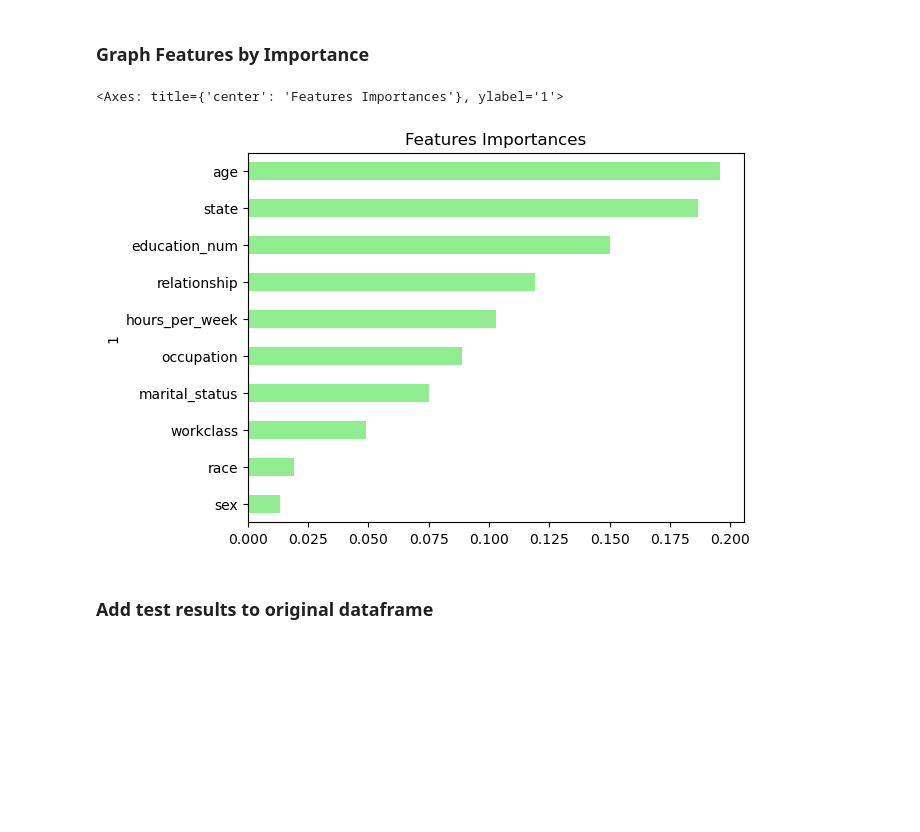
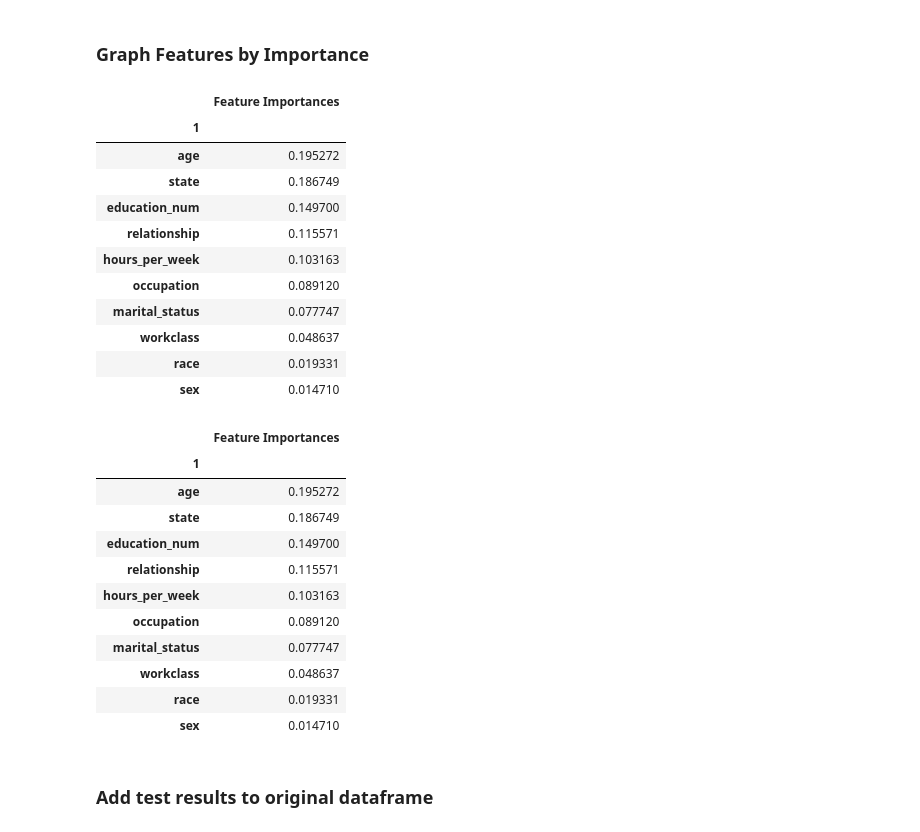
Before and after one commit to dmartinj12/Census_Inequality, a Jupyter notebook: Chris/RandomForest.ipynb, the cells around one changed output. Saved outputs shown, nothing was run; the diff lists cells and outputs as text; code cells hidden in the pictures; blank space fills up the shorter version.

```diff
--- a/Chris/RandomForest.ipynb
+++ b/Chris/RandomForest.ipynb
@@ -228,14 +228,42 @@ sorted(zip(rf_model.feature_importances_, X.columns), reverse=True)
 # %%
 # Visualize the features by importance
 importances_df = pd.DataFrame(sorted(zip(rf_model.feature_importances_, X.columns), reverse=True))
+
 importances_df.set_index(importances_df[1], inplace=True)
 importances_df.drop(columns=1, inplace=True)
 importances_df.rename(columns={0: 'Feature Importances'}, inplace=True)
-importances_sorted = importances_df.sort_values(by='Feature Importances')
-importances_sorted.plot(kind='barh', color='lightgreen', title= 'Features Importances', legend=False)
+
+importances_df
+# importances_sorted = importances_df.sort_values(by='Feature Importances')
+# importances_sorted.plot(kind='barh', color='lightgreen', title= 'Features Importances', legend=False)
 # %% [output]
-<Axes: title={'center': 'Features Importances'}, ylabel='1'>
-[figure, removed]
+|  | Feature Importances |
+| 1 |  |
+| age | 0.195272 |
+| state | 0.186749 |
+| education_num | 0.149700 |
+| relationship | 0.115571 |
+| hours_per_week | 0.103163 |
+| occupation | 0.089120 |
+| marital_status | 0.077747 |
+| workclass | 0.048637 |
+| race | 0.019331 |
+| sex | 0.014710 |
+# %%
+importances_df
+# %% [output]
+|  | Feature Importances |
+| 1 |  |
+| age | 0.195272 |
+| state | 0.186749 |
+| education_num | 0.149700 |
+| relationship | 0.115571 |
+| hours_per_week | 0.103163 |
+| occupation | 0.089120 |
+| marital_status | 0.077747 |
+| workclass | 0.048637 |
+| race | 0.019331 |
+| sex | 0.014710 |
 # %% [markdown]
 ### Add test results to original dataframe
 # %%
```
Also changed, not shown: parts of 4 cells of this notebook, 22 other files.
